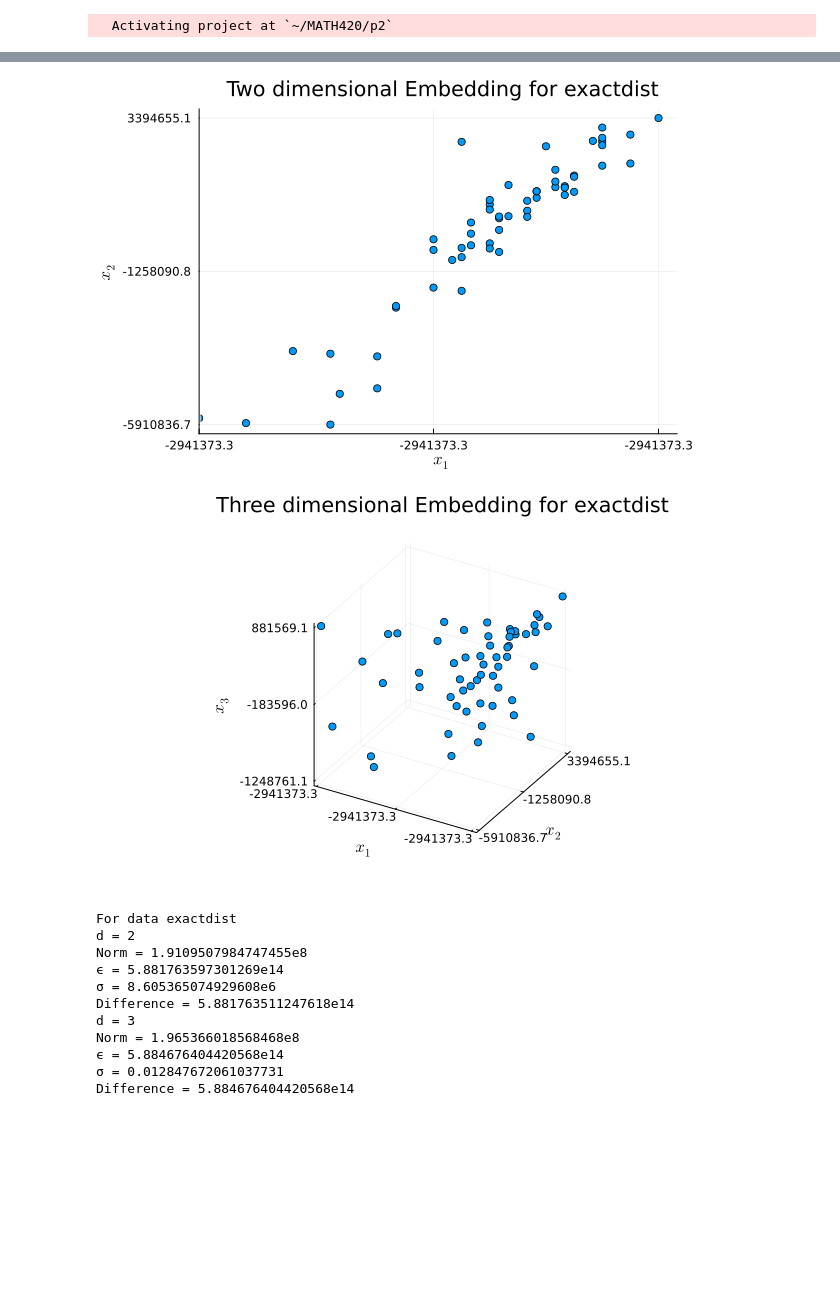
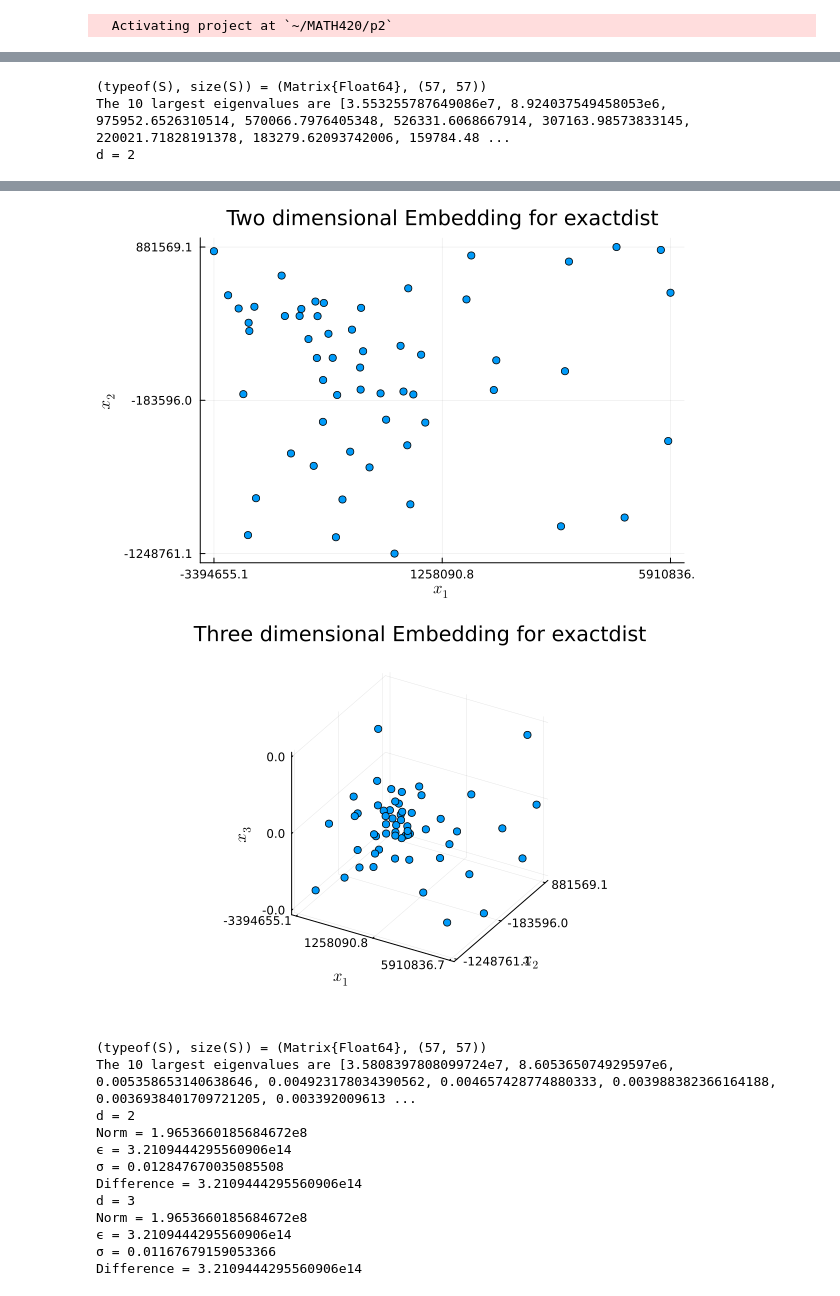
Before and after one commit to jmirenzi/MATH420, a Jupyter notebook: Project_2/hw1.ipynb, the cells around one changed output, grey strips where cells are left out. Saved outputs shown, nothing was run; the diff lists cells and outputs as text; code cells hidden in the pictures; blank space fills up the shorter version.

```diff
--- a/Project_2/hw1.ipynb
+++ b/Project_2/hw1.ipynb
@@ -26,10 +26,14 @@ for name = ("dist", "exactdist")
     #     rho += S[i, j]
     # end
     S = R .^ 2
-    rho = norm(S, 1)
-    rho \= (2 * num_vert)
-    one_col = ones(57, 1)
-    v = (S - rho * I) * one_col / num_vert
+    # rho = norm(S, 1)
+    # rho \= (2 * num_vert)
+
+    one_col = ones(57,1)
+    rho = 1/(2num_vert)*one_col'*S*one_col
+    rho = rho[1]
+
+    v = ((S - rho * I(57)) * one_col )/ num_vert
     function getGram(n::Real, S::Matrix, rho::Real)::Matrix
         r = 1 / 2n * (S - rho * I) * one_col * one_col' + 1 / 2n * one_col * one_col' * (S - rho * I) - 1 / 2 * S
         @assert issymmetric(r)
@@ -86,0 +91,3 @@ end
+(typeof(S), size(S)) = (Matrix{Float64}, (57, 57))
+The 10 largest eigenvalues are [3.553255787649086e7, 8.924037549458053e6, 975952.6526310514, 570066.7976405348, 526331.6068667914, 307163.98573833145, 220021.71828191378, 183279.62093742006, 159784.48 ...
+d = 2
@@ -102,13 +106,14 @@ The 10 largest eigenvalues are [4.4413762881676525e7, 3.580839780809973e7, 8.605
-[figure, old version]
+[figure, new version]
-[figure, old version]
+[figure, new version]
-For data exactdist
-d = 2
-Norm = 1.9109507984747455e8
-ϵ = 5.881763597301269e14
-σ = 8.605365074929608e6
-Difference = 5.881763511247618e14
-d = 3
-Norm = 1.965366018568468e8
-ϵ = 5.884676404420568e14
-σ = 0.012847672061037731
-Difference = 5.884676404420568e14
+(typeof(S), size(S)) = (Matrix{Float64}, (57, 57))
+The 10 largest eigenvalues are [3.5808397808099724e7, 8.605365074929597e6, 0.005358653140638646, 0.004923178034390562, 0.004657428774880333, 0.003988382366164188, 0.0036938401709721205, 0.003392009613 ...
+d = 2
+Norm = 1.9653660185684672e8
+ϵ = 3.2109444295560906e14
+σ = 0.012847670035085508
+Difference = 3.2109444295560906e14
+d = 3
+Norm = 1.9653660185684672e8
+ϵ = 3.2109444295560906e14
+σ = 0.01167679159053366
+Difference = 3.2109444295560906e14
```
Also changed, not shown: parts of 1 cell of this notebook.
